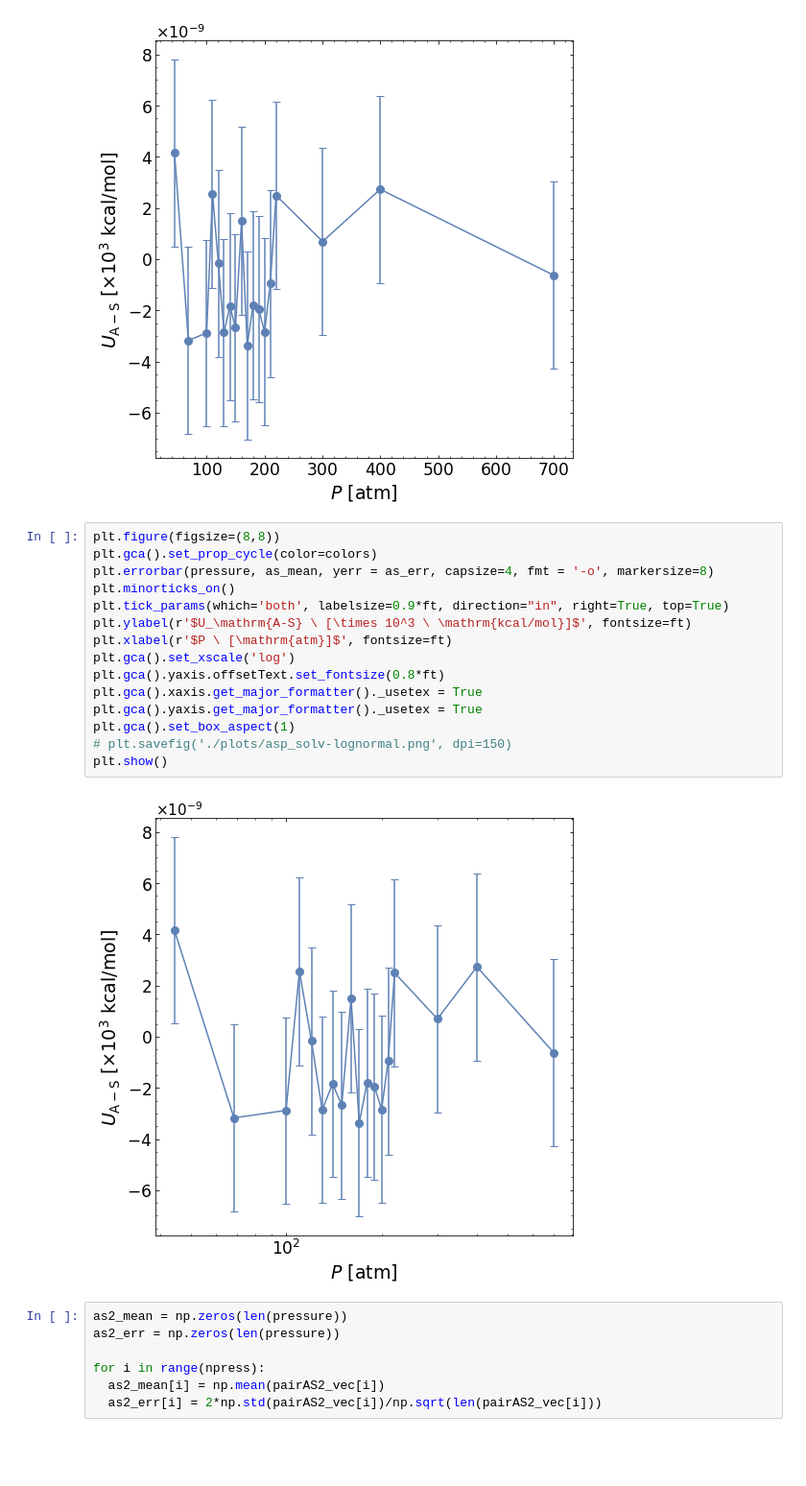
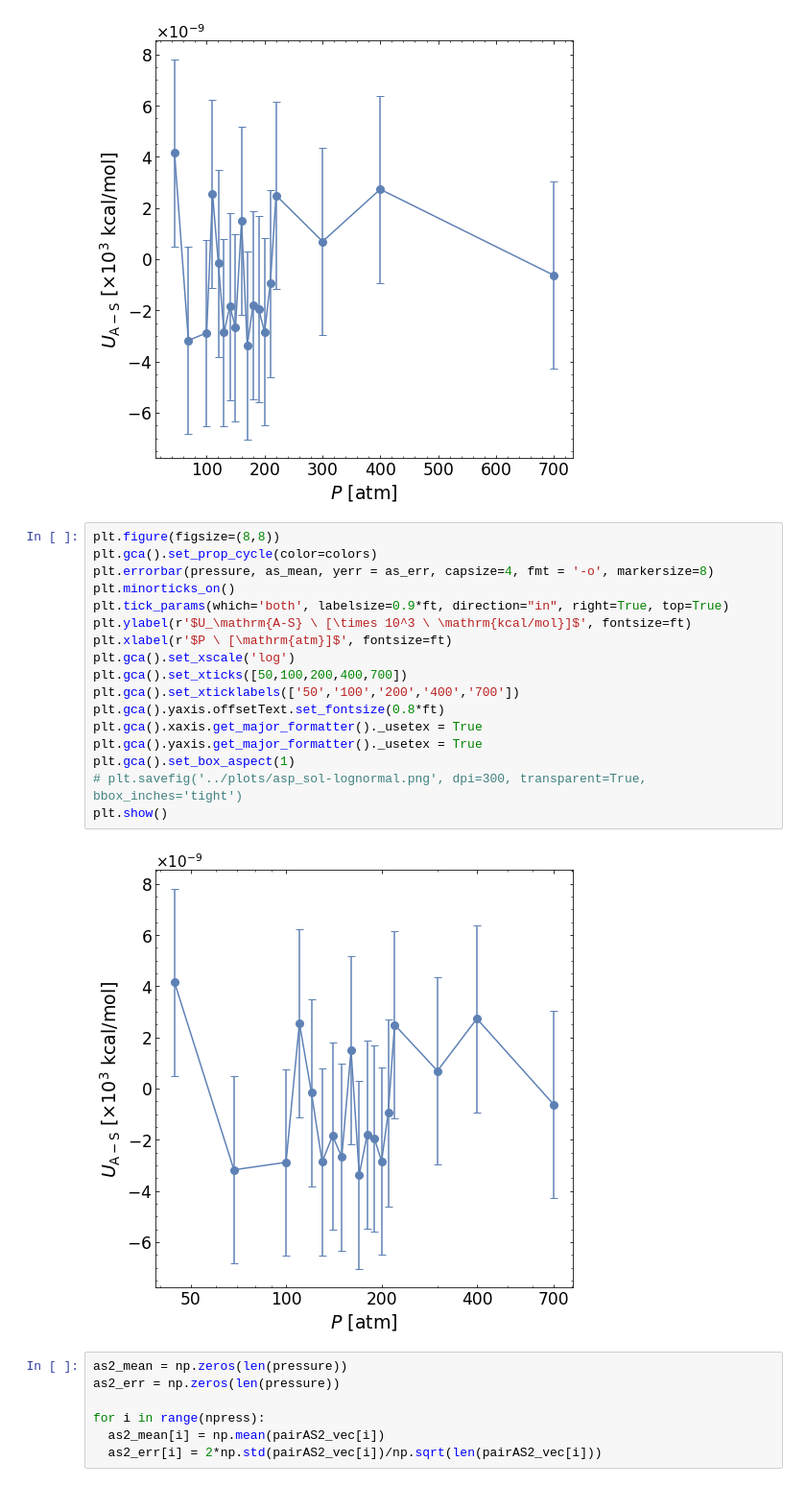
Before and after one commit to profesorperez/asphaltene_depressurization, a Jupyter notebook: asphaltene_energy_contributions.ipynb, the cells around one changed output. Shown at 96% size. Cells and saved outputs as stored; diff of their text form; blank space fills up the shorter version.

Commit message:
plots for manuscript

```diff
--- a/asphaltene_energy_contributions.ipynb
+++ b/asphaltene_energy_contributions.ipynb
@@ -398,20 +398,22 @@ plt.show()
 # %%
 plt.figure(figsize=(8,8))
 plt.gca().set_prop_cycle(color=colors)
 plt.errorbar(pressure, as_mean, yerr = as_err, capsize=4, fmt = '-o', markersize=8)
 plt.minorticks_on()
 plt.tick_params(which='both', labelsize=0.9*ft, direction="in", right=True, top=True)
 plt.ylabel(r'$U_\mathrm{A-S} \ [\times 10^3 \ \mathrm{kcal/mol}]$', fontsize=ft)
 plt.xlabel(r'$P \ [\mathrm{atm}]$', fontsize=ft)
 plt.gca().set_xscale('log')
+plt.gca().set_xticks([50,100,200,400,700])
+plt.gca().set_xticklabels(['50','100','200','400','700'])
 plt.gca().yaxis.offsetText.set_fontsize(0.8*ft)
 plt.gca().xaxis.get_major_formatter()._usetex = True
 plt.gca().yaxis.get_major_formatter()._usetex = True
 plt.gca().set_box_aspect(1)
-# plt.savefig('./plots/asp_solv-lognormal.png', dpi=150)
+# plt.savefig('../plots/asp_sol-lognormal.png', dpi=300, transparent=True, bbox_inches='tight')
 plt.show()
 # %% [output]
-[figure, old version]
+[figure, new version]
 # %%
 as2_mean = np.zeros(len(pressure))
 as2_err = np.zeros(len(pressure))
```
